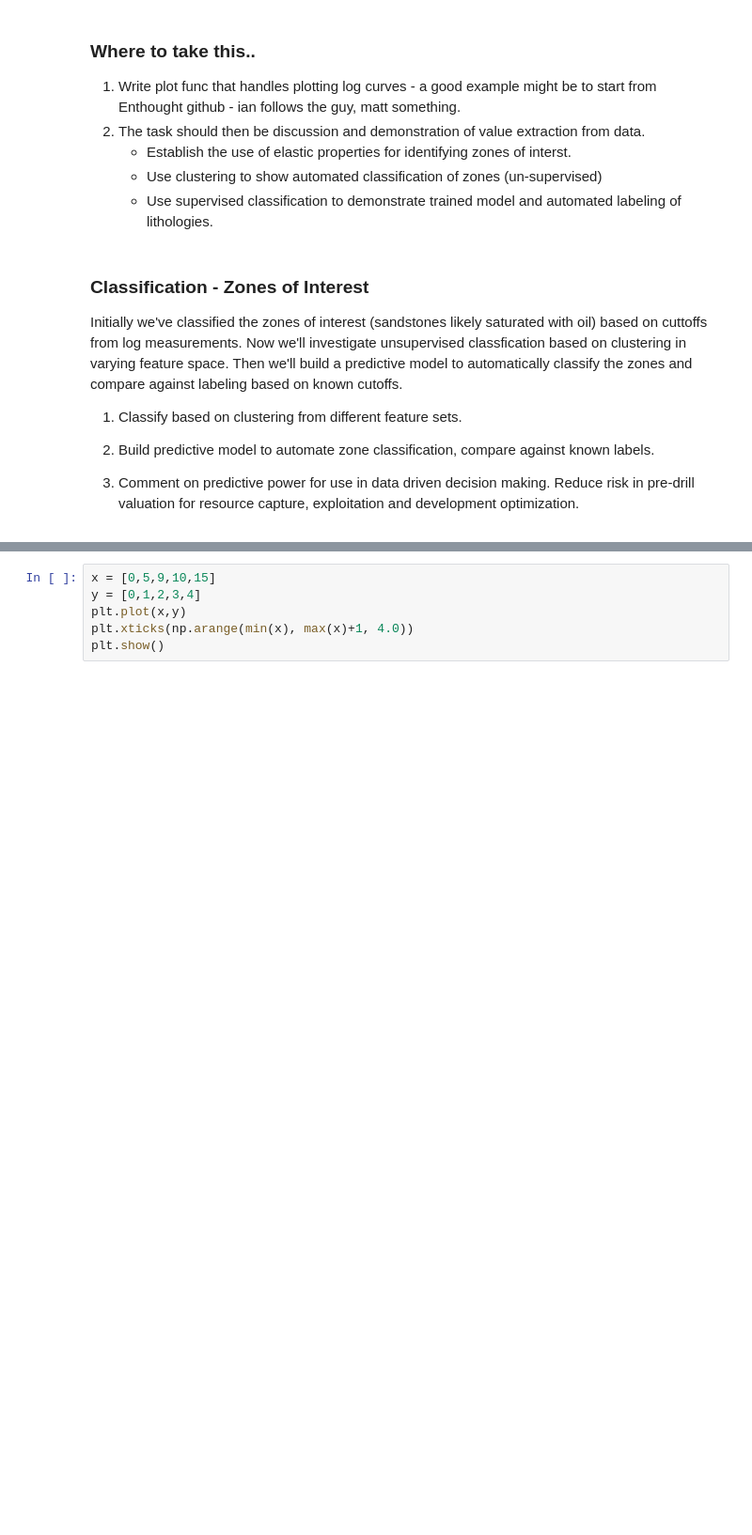
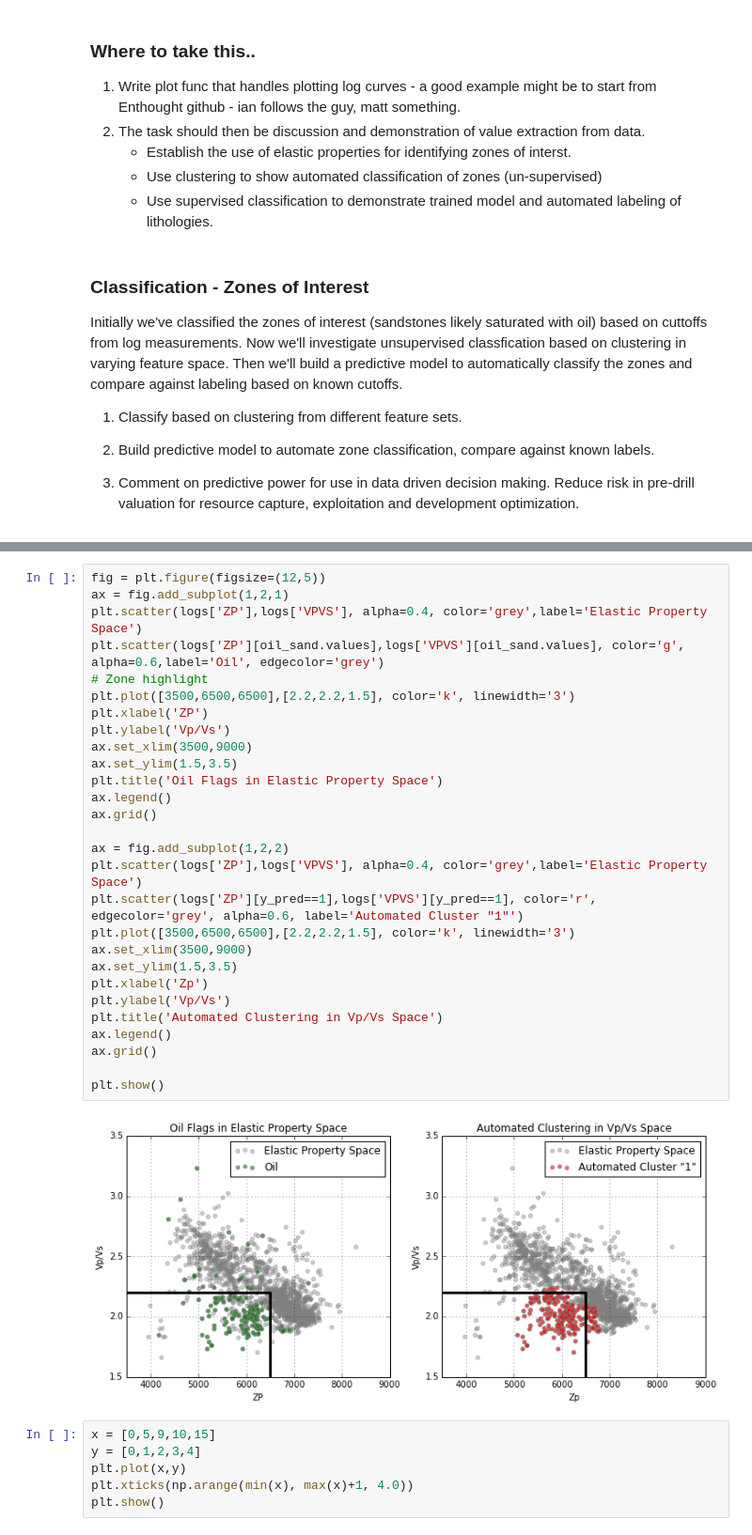
Before and after one commit to sdux/rock_predict, a Jupyter notebook: Log Work.ipynb, the cells around one changed output, grey strips where cells are left out. Shown at 94% size. Drawn from its saved outputs; the diff is of its cells as text; blank space fills up the shorter version.

```diff
--- a/Log Work.ipynb
+++ b/Log Work.ipynb
@@ -577,3 +476,33 @@ plt.show()
+# %%
+fig = plt.figure(figsize=(12,5))
+ax = fig.add_subplot(1,2,1)
+plt.scatter(logs['ZP'],logs['VPVS'], alpha=0.4, color='grey',label='Elastic Property Space')
+plt.scatter(logs['ZP'][oil_sand.values],logs['VPVS'][oil_sand.values], color='g', alpha=0.6,label='Oil', edgecolor='grey')
+# Zone highlight
+plt.plot([3500,6500,6500],[2.2,2.2,1.5], color='k', linewidth='3')
+plt.xlabel('ZP')
+plt.ylabel('Vp/Vs')
+ax.set_xlim(3500,9000)
+ax.set_ylim(1.5,3.5)
+plt.title('Oil Flags in Elastic Property Space')
+ax.legend()
+ax.grid()
+
+ax = fig.add_subplot(1,2,2)
+plt.scatter(logs['ZP'],logs['VPVS'], alpha=0.4, color='grey',label='Elastic Property Space')
+plt.scatter(logs['ZP'][y_pred==1],logs['VPVS'][y_pred==1], color='r', edgecolor='grey', alpha=0.6, label='Automated Cluster "1"')
+plt.plot([3500,6500,6500],[2.2,2.2,1.5], color='k', linewidth='3')
+ax.set_xlim(3500,9000)
+ax.set_ylim(1.5,3.5)
+plt.xlabel('Zp')
+plt.ylabel('Vp/Vs')
+plt.title('Automated Clustering in Vp/Vs Space')
+ax.legend()
+ax.grid()
+
+plt.show()
+# %% [output]
+[figure, added]
 # %%
 x = [0,5,9,10,15]
 y = [0,1,2,3,4]
```
Also changed, not shown: parts of 5 cells of this notebook.
